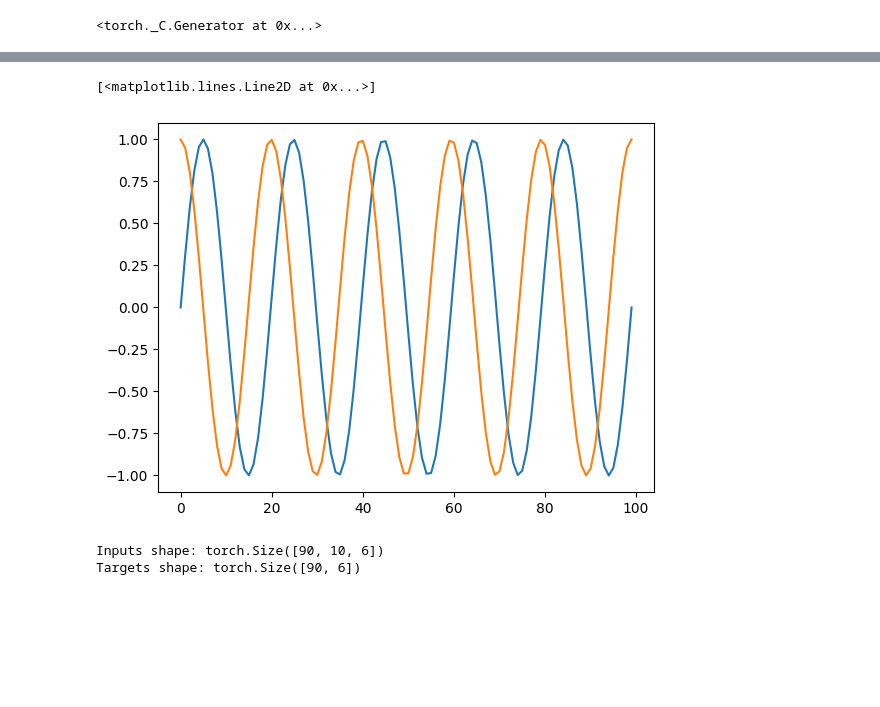
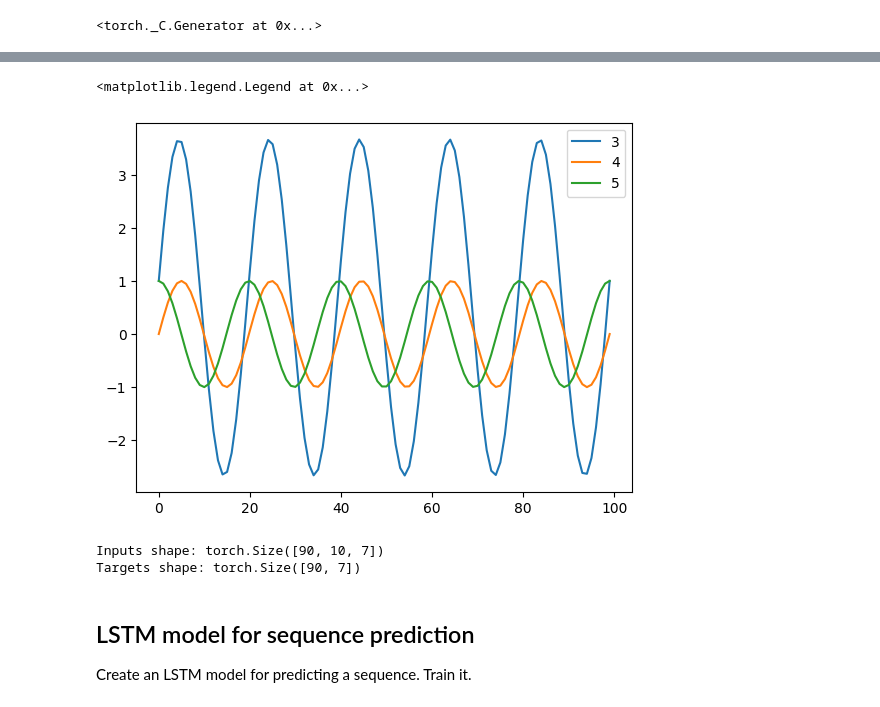
Before and after one commit to Sahara-Sheik/Robotic-Vision, a Jupyter notebook: src/notebooks/LSTM_experiments.ipynb, the cells around one changed output, grey strips where cells are left out. Drawn from its saved outputs; the diff is of its cells as text; code cells hidden in the pictures; blank space fills up the shorter version.

Commit message:
Experiments with LSTM

```diff
--- a/src/notebooks/LSTM_experiments.ipynb
+++ b/src/notebooks/LSTM_experiments.ipynb
@@ -88,9 +90,0 @@ torch.Size([6, 100])
-# %%
-# Visualize the training dat_orig
-# plt.plot(dat_orig[2].numpy()[0:100])
-# plt.plot(dat_orig[3].numpy()[0:100])
-plt.plot(dat_orig[4].numpy()[0:100])
-plt.plot(dat_orig[5].numpy()[0:100])
-# %% [output]
-[<matplotlib.lines.Line2D at 0x...>]
-[figure, removed]
@@ -103,34 +91,49 @@ sequence_length = 10  # Number of vectors in input sequence
+# %%
+# Experiments in visualizing the generated training sequence
+total_length = 100
+# latent_size = 6
+x_seq, y_seq = generate_training_sequence(total_length=100, latent_size=7)
+plt.plot(y_seq[0:100,3], label= "3")
+plt.plot(x_seq[0:100,4], label= "4")
+plt.plot(x_seq[0:100,5], label= "5")
+plt.legend()
+# %% [output]
+<matplotlib.legend.Legend at 0x...>
+[figure, added]
 # %%
-# This creates the training data from the single long sequence
+def create_training_sequence_prediction(x_seq, sequence_length):
+    """Create supervised training data from the single long sequence. In this data, from a string of length sequence_length we are predicting the next item."""
+    # Prepare training data
+    total_length = x_seq.shape[0]
+    inputs = []
+    targets = []
+    for i in range(total_length - sequence_length):
+        # Input is a subsequence of length `sequence_length`
+        input_seq = x_seq[i:i + sequence_length]  # Shape: [sequence_length, latent_size]
 
-# I guess I need to transpose the tensor
-dat_origg = dat_orig
-#dat_orig.transpose_(0, 1)
-dat_orig = dat_orig.transpose(0,1)
+        # Target is the next vector after the input sequence
+        target = x_seq[i + sequence_length]       # Shape: [latent_size]
 
-# Prepare training data
-inputs = []
-targets = []
-for i in range(total_length - sequence_length):
-    # Input is a subsequence of length `sequence_length`
-    input_seq = dat_orig[i:i + sequence_length]  # Shape: [sequence_length, latent_size]
+        # Append to lists
+        inputs.append(input_seq)
+        targets.append(target)
 
-    # Target is the next vector after the input sequence
-    target = dat_orig[i + sequence_length]       # Shape: [latent_size]
-
-    # Append to lists
-    inputs.append(input_seq)
-    targets.append(target)
-
-# Convert lists to tensors for training
-inputs = torch.stack(inputs)   # Shape: [num_samples, sequence_length, latent_size]
-targets = torch.stack(targets) # Shape: [num_samples, latent_size]
-
-# Verify shapes
-print("Inputs shape:", inputs.shape)   # Expected: [num_samples, sequence_length, latent_size]
-print("Targets shape:", targets.shape) # Expected: [num_samples, latent_size]
+    # Convert lists to tensors for training
+    inputs = torch.stack(inputs)   # Shape: [num_samples, sequence_length, latent_size]
+    targets = torch.stack(targets) # Shape: [num_samples, latent_size]
+    return inputs, targets
-# %% [output]
-Inputs shape: torch.Size([90, 10, 6])
-Targets shape: torch.Size([90, 6])
+# %%
+
+sequence_length = 10  # Number of vectors in input sequence
+inputs, targets = create_training_sequence_prediction(x_seq, sequence_length=sequence_length)
+# Verify shapes
+print("Inputs shape:", inputs.shape)   # Expected: [num_samples, sequence_length, latent_size]
+print("Targets shape:", targets.shape) # Expected: [num_samples, latent_size]
+# %% [output]
+Inputs shape: torch.Size([90, 10, 7])
+Targets shape: torch.Size([90, 7])
+# %% [markdown]
+## LSTM model for sequence prediction
+Create an LSTM model for predicting a sequence. Train it.
 # %%
 # This is the architecture created by chatgpt
```
Also changed, not shown: parts of 19 cells of this notebook.
